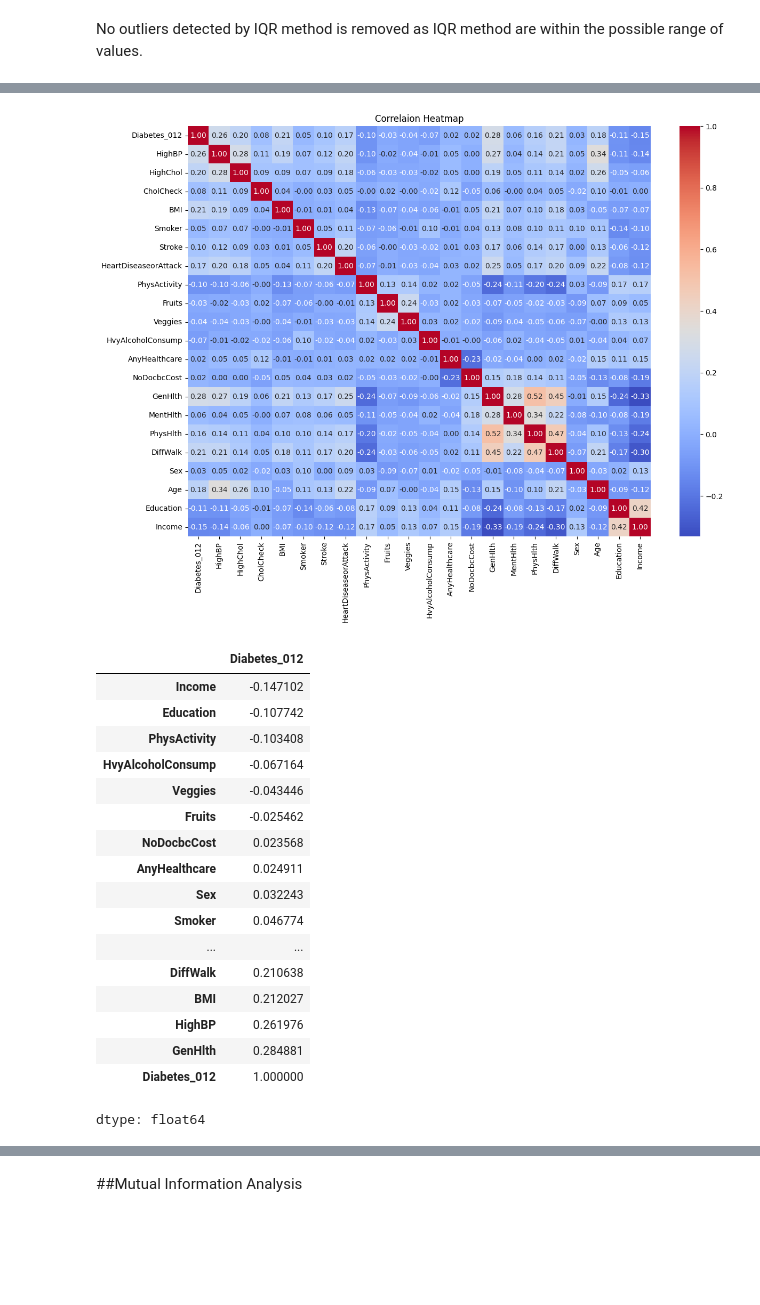
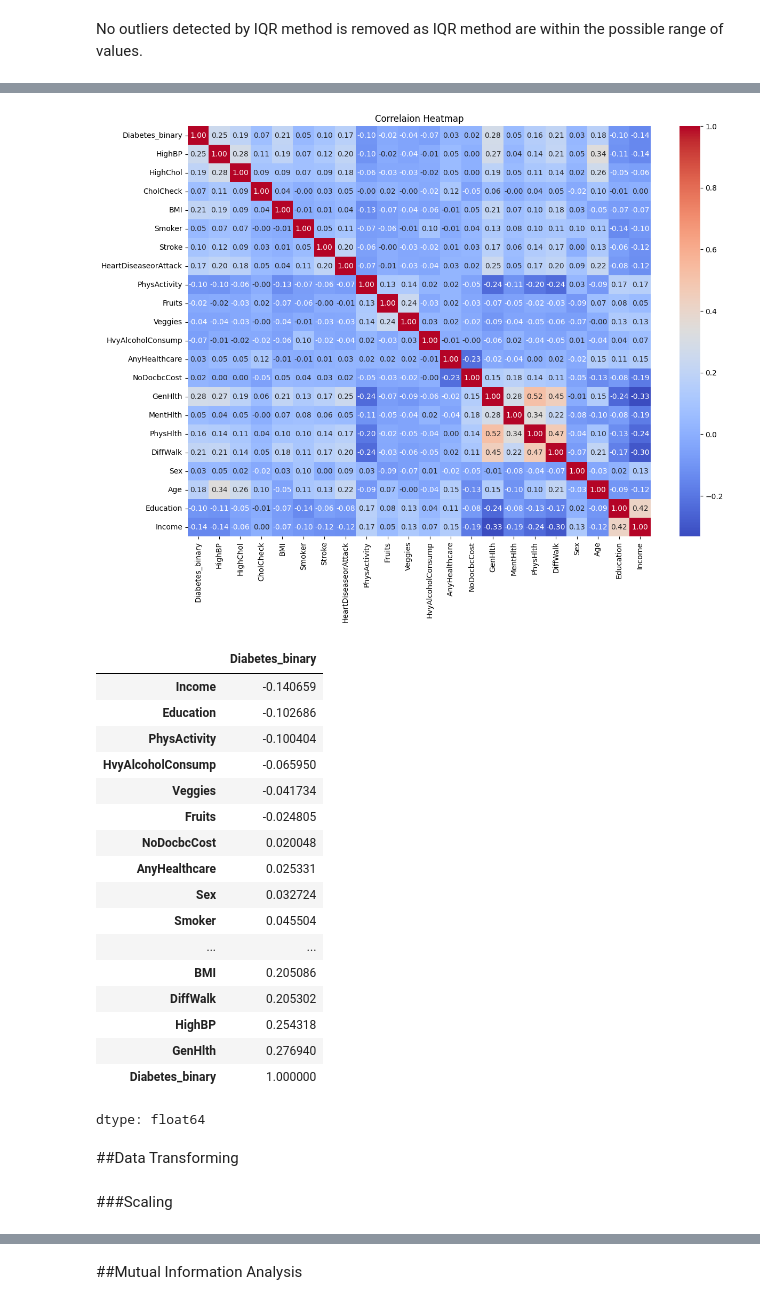
Before and after one commit to Govind-2004/CDC_Diabetes_Health_Indicators_Preprocessing_Dataset, a Jupyter notebook: CDC_Diabetes_Preprocessing_EDA.ipynb, the cells around one changed output, grey strips where cells are left out. Cells and saved outputs as stored; diff of their text form; code cells hidden in the pictures; blank space fills up the shorter version.

Commit message:
Performed data transforming

```diff
--- a/CDC_Diabetes_Preprocessing_EDA.ipynb
+++ b/CDC_Diabetes_Preprocessing_EDA.ipynb
@@ -19,7 +26,7 @@ drive.mount('/content/drive')
 Drive already mounted at /content/drive; to attempt to forcibly remount, call drive.mount("/content/drive", force_remount=True).
 # %%
 # Reading Dataset
-filepath = '/content/drive/MyDrive/dataset/diabetes.csv'
+filepath = '/content/drive/MyDrive/Colab Notebooks/Datasets /diabetes_binary_health_indicators_BRFSS2015[1].csv'
 df_cdc = pd.read_csv(filepath)
 df_cdc.head(10)
 # %% [output]
@@ -287,28 +338,32 @@ sns.heatmap(corr_matrix,
 plt.title("Correlaion Heatmap")
 plt.show()
 # %% [output]
-[figure, old version]
+[figure, new version]
 # %%
 # correlation of feature wrt target
-corr_target = df_cdc.corr()["Diabetes_012"]
+corr_target = df_cdc.corr()["Diabetes_binary"]
 # sort in ascending order
 corr_target.sort_values(ascending = True)
 # %% [output]
-|  | Diabetes_012 |
-| Income | -0.147102 |
-| Education | -0.107742 |
-| PhysActivity | -0.103408 |
-| HvyAlcoholConsump | -0.067164 |
-| Veggies | -0.043446 |
-| Fruits | -0.025462 |
-| NoDocbcCost | 0.023568 |
-| AnyHealthcare | 0.024911 |
-| Sex | 0.032243 |
-| Smoker | 0.046774 |
+|  | Diabetes_binary |
+| Income | -0.140659 |
+| Education | -0.102686 |
+| PhysActivity | -0.100404 |
+| HvyAlcoholConsump | -0.065950 |
+| Veggies | -0.041734 |
+| Fruits | -0.024805 |
+| NoDocbcCost | 0.020048 |
+| AnyHealthcare | 0.025331 |
+| Sex | 0.032724 |
+| Smoker | 0.045504 |
 | ... | ... |
-| DiffWalk | 0.210638 |
-| BMI | 0.212027 |
-| HighBP | 0.261976 |
-| GenHlth | 0.284881 |
-| Diabetes_012 | 1.000000 |
+| BMI | 0.205086 |
+| DiffWalk | 0.205302 |
+| HighBP | 0.254318 |
+| GenHlth | 0.276940 |
+| Diabetes_binary | 1.000000 |
 dtype: float64
+# %% [markdown]
+##Data Transforming
+# %% [markdown]
+###Scaling
```
Also changed, not shown: parts of 37 cells of this notebook.
